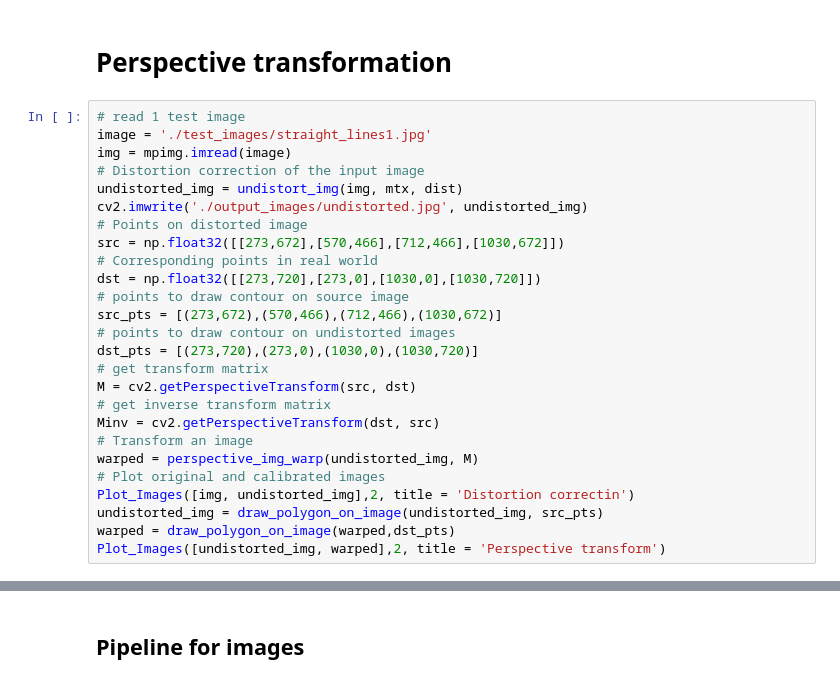
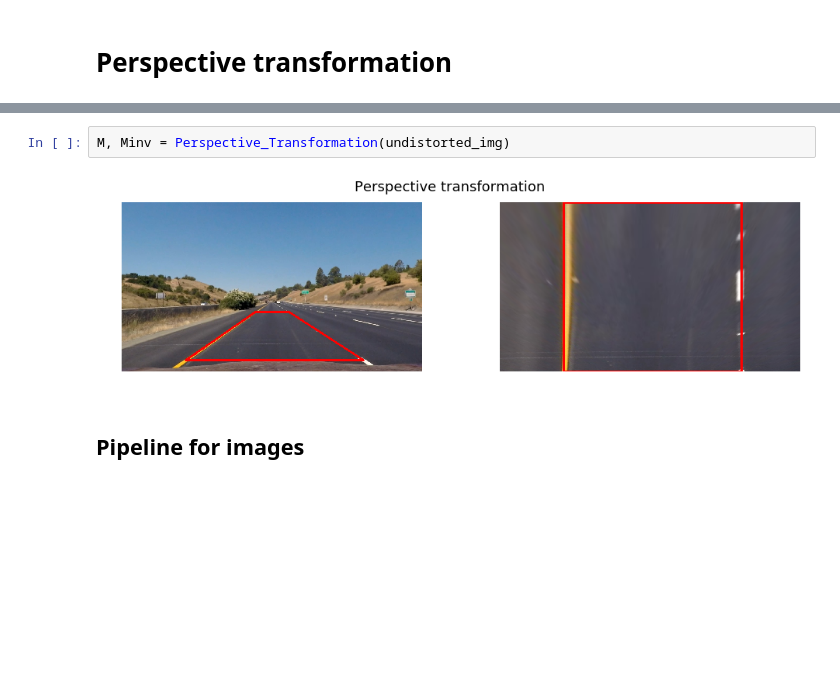
Before and after one commit to truongconghiep/CarND-Advanced-Lane-Lines, a Jupyter notebook: CarND-Advanced-Lane-Lines.ipynb, the cells around one changed output, grey strips where cells are left out. Drawn from its saved outputs; the diff is of its cells as text; blank space fills up the shorter version.

```diff
--- a/CarND-Advanced-Lane-Lines.ipynb
+++ b/CarND-Advanced-Lane-Lines.ipynb
@@ -537,28 +36,2 @@ combined_threshold = color_Gradient_Threshold(img, plot_allowed = True)
 # %% [markdown]
 # Perspective transformation
-# %%
-# read 1 test image
-image = './test_images/straight_lines1.jpg'
-img = mpimg.imread(image)
-# Distortion correction of the input image
-undistorted_img = undistort_img(img, mtx, dist)
-cv2.imwrite('./output_images/undistorted.jpg', undistorted_img)
-# Points on distorted image
-src = np.float32([[273,672],[570,466],[712,466],[1030,672]])
-# Corresponding points in real world
-dst = np.float32([[273,720],[273,0],[1030,0],[1030,720]])
-# points to draw contour on source image
-src_pts = [(273,672),(570,466),(712,466),(1030,672)]
-# points to draw contour on undistorted images
-dst_pts = [(273,720),(273,0),(1030,0),(1030,720)]
-# get transform matrix
-M = cv2.getPerspectiveTransform(src, dst)
-# get inverse transform matrix
-Minv = cv2.getPerspectiveTransform(dst, src)
-# Transform an image
-warped = perspective_img_warp(undistorted_img, M)
-# Plot original and calibrated images
-Plot_Images([img, undistorted_img],2, title = 'Distortion correctin')
-undistorted_img = draw_polygon_on_image(undistorted_img, src_pts)
-warped = draw_polygon_on_image(warped,dst_pts)
-Plot_Images([undistorted_img, warped],2, title = 'Perspective transform')
@@ -568,3 +38,7 @@ Plot_Images([undistorted_img, warped],2, title = 'Perspective transform')
+# %%
+M, Minv = Perspective_Transformation(undistorted_img)
+# %% [output]
+[figure, added]
 # %% [markdown]
 ## Pipeline for images
 # %%
```
Also changed, not shown: parts of 16 cells of this notebook, 12 other files.
